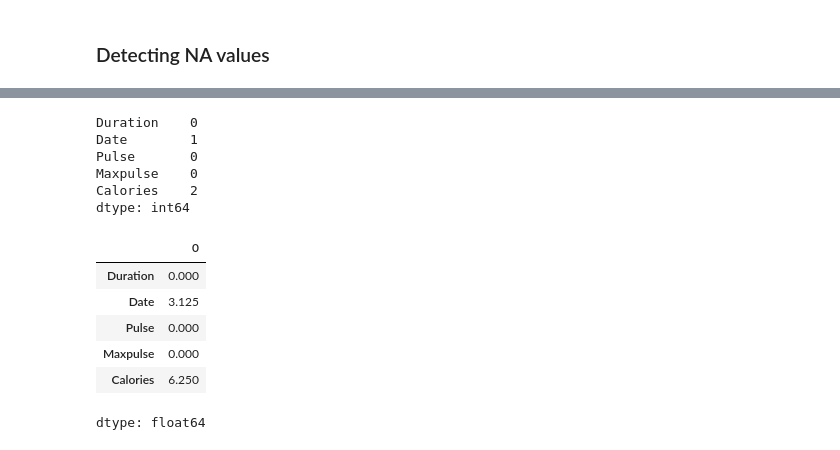
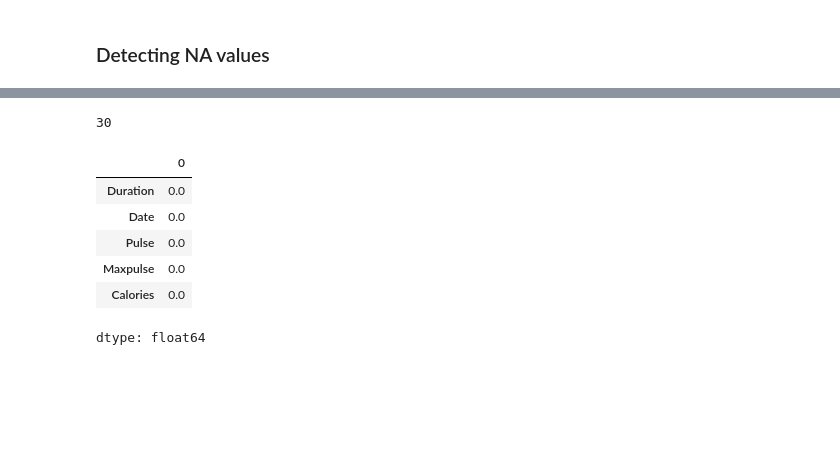
Before and after one commit to Mubashirr101/The_Automator, a Jupyter notebook: Prototype1.ipynb, the cells around one changed output, grey strips where cells are left out. Saved outputs shown, nothing was run; the diff lists cells and outputs as text; code cells hidden in the pictures; blank space fills up the shorter version.

```diff
--- a/Prototype1.ipynb
+++ b/Prototype1.ipynb
@@ -292,20 +287,15 @@ True
+# %%
+len(data['Date'].unique())
+# %% [output]
+30
 # %%
 na_Data = data.isna().sum()
-print(na_Data)
+data.isna().sum() * 100 / len(data)
 # %% [output]
+|  | 0 |
+| Duration | 0.0 |
+| Date | 0.0 |
+| Pulse | 0.0 |
+| Maxpulse | 0.0 |
+| Calories | 0.0 |
-Duration    0
-Date        1
-Pulse       0
-Maxpulse    0
-Calories    2
-dtype: int64
+dtype: float64
-# %%
-data.isna().mean()*100
-# %% [output]
-|  | 0 |
-| Duration | 0.000 |
-| Date | 3.125 |
-| Pulse | 0.000 |
-| Maxpulse | 0.000 |
-| Calories | 6.250 |
-dtype: float64
```
Also changed, not shown: parts of 6 cells of this notebook.
